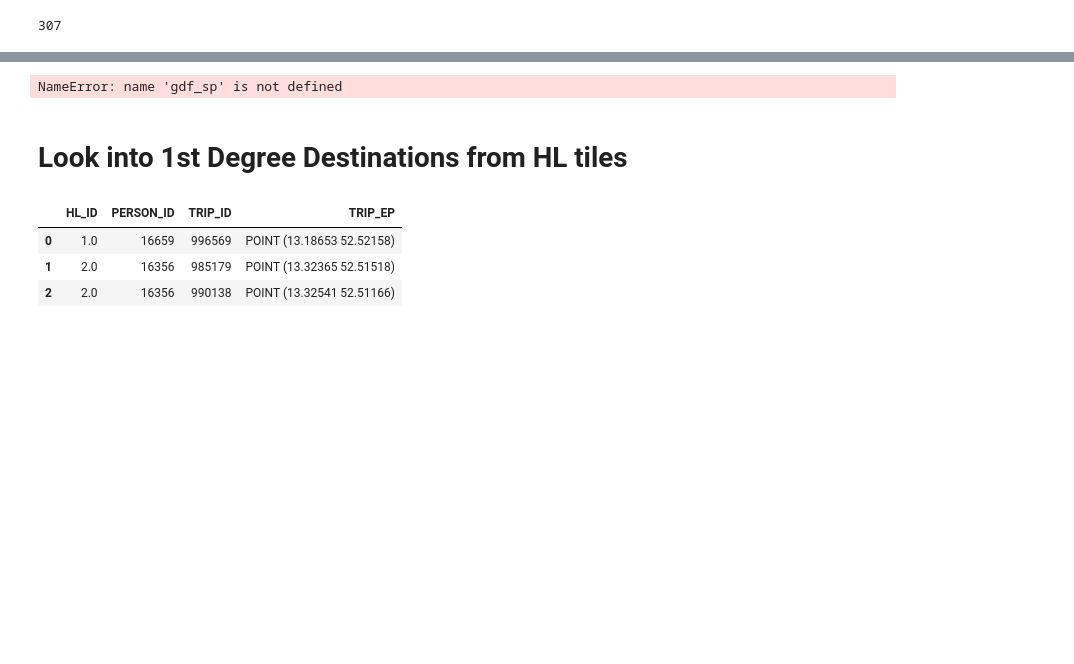
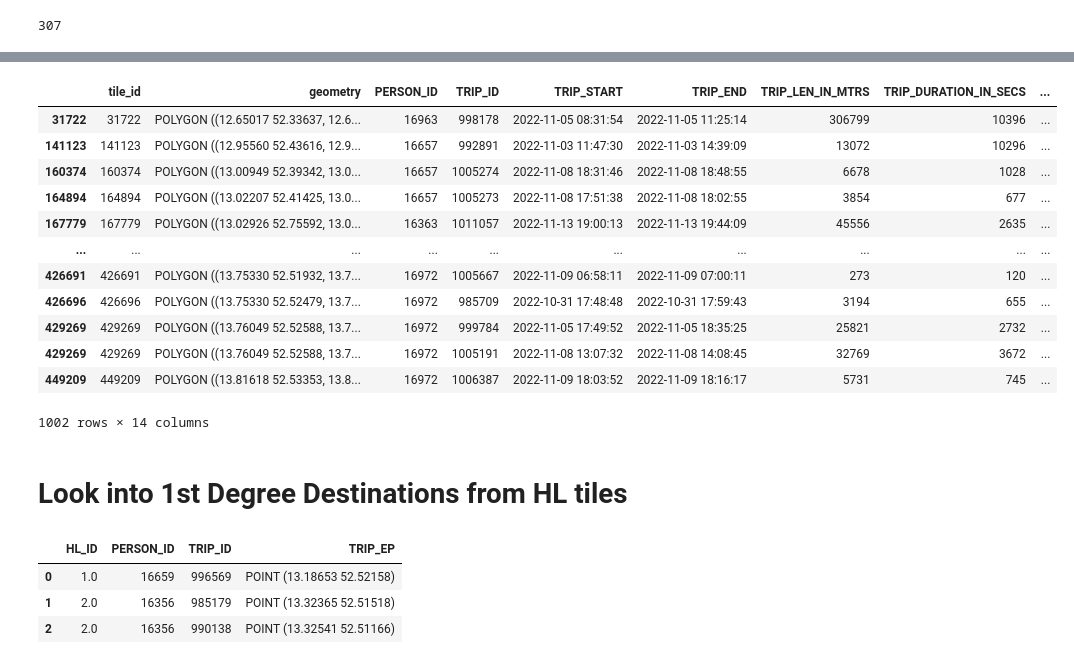
Before and after one commit to benediktstroebl/Master-Thesis, a Jupyter notebook: preprocessing.ipynb, the cells around one changed output, grey strips where cells are left out. Saved outputs shown, nothing was run; the diff lists cells and outputs as text; code cells hidden in the pictures; blank space fills up the shorter version.

```diff
--- a/preprocessing.ipynb
+++ b/preprocessing.ipynb
@@ -471,20 +555,31 @@ False
 # %%
 already_chained_trips = []
 gdf_sp['CHAIN'] = ""
 
 for index, trip in gdf_sp.iterrows():
     trip_id = trip.TRIP_ID
     if trip_id not in already_chained_trips:
-        chain = []
-        chain = getTripChain(trip_id)
+        chain = getTripChain(trip_id, chain=[])
         already_chained_trips += chain
         gdf_sp.at[index, 'CHAIN'] = str(chain).replace("[", "").replace("]", "")
 
 
 
 gdf_sp
 # %% [output]
+|  | tile_id | geometry | PERSON_ID | TRIP_ID | TRIP_START | TRIP_END | TRIP_LEN_IN_MTRS | TRIP_DURATION_IN_SECS | ... |
+| 31722 | 31722 | POLYGON ((12.65017 52.33637, 12.6... | 16963 | 998178 | 2022-11-05 08:31:54 | 2022-11-05 11:25:14 | 306799 | 10396 | ... |
+| 141123 | 141123 | POLYGON ((12.95560 52.43616, 12.9... | 16657 | 992891 | 2022-11-03 11:47:30 | 2022-11-03 14:39:09 | 13072 | 10296 | ... |
+| 160374 | 160374 | POLYGON ((13.00949 52.39342, 13.0... | 16657 | 1005274 | 2022-11-08 18:31:46 | 2022-11-08 18:48:55 | 6678 | 1028 | ... |
+| 164894 | 164894 | POLYGON ((13.02207 52.41425, 13.0... | 16657 | 1005273 | 2022-11-08 17:51:38 | 2022-11-08 18:02:55 | 3854 | 677 | ... |
+| 167779 | 167779 | POLYGON ((13.02926 52.75592, 13.0... | 16363 | 1011057 | 2022-11-13 19:00:13 | 2022-11-13 19:44:09 | 45556 | 2635 | ... |
+| ... | ... | ... | ... | ... | ... | ... | ... | ... | ... |
+| 426691 | 426691 | POLYGON ((13.75330 52.51932, 13.7... | 16972 | 1005667 | 2022-11-09 06:58:11 | 2022-11-09 07:00:11 | 273 | 120 | ... |
+| 426696 | 426696 | POLYGON ((13.75330 52.52479, 13.7... | 16972 | 985709 | 2022-10-31 17:48:48 | 2022-10-31 17:59:43 | 3194 | 655 | ... |
+| 429269 | 429269 | POLYGON ((13.76049 52.52588, 13.7... | 16972 | 999784 | 2022-11-05 17:49:52 | 2022-11-05 18:35:25 | 25821 | 2732 | ... |
+| 429269 | 429269 | POLYGON ((13.76049 52.52588, 13.7... | 16972 | 1005191 | 2022-11-08 13:07:32 | 2022-11-08 14:08:45 | 32769 | 3672 | ... |
+| 449209 | 449209 | POLYGON ((13.81618 52.53353, 13.8... | 16972 | 1006387 | 2022-11-09 18:03:52 | 2022-11-09 18:16:17 | 5731 | 745 | ... |
-NameError: name 'gdf_sp' is not defined
+1002 rows × 14 columns
 # %% [markdown]
 # Look into 1st Degree Destinations from HL tiles
 # %%
```
Also changed, not shown: parts of 9 cells of this notebook.
